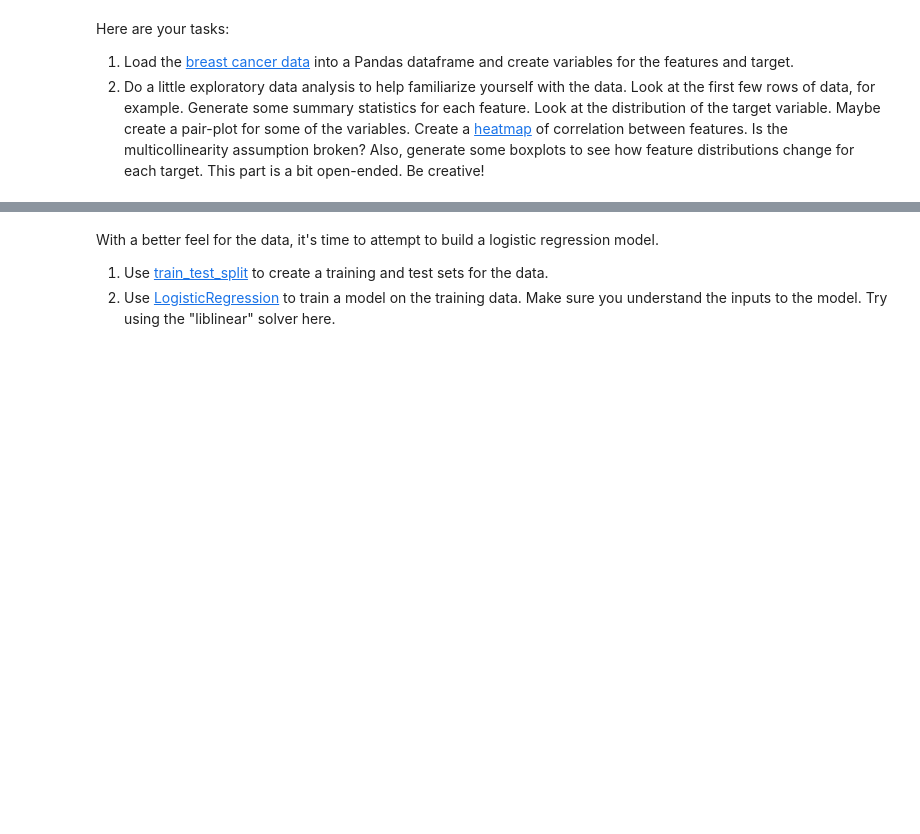
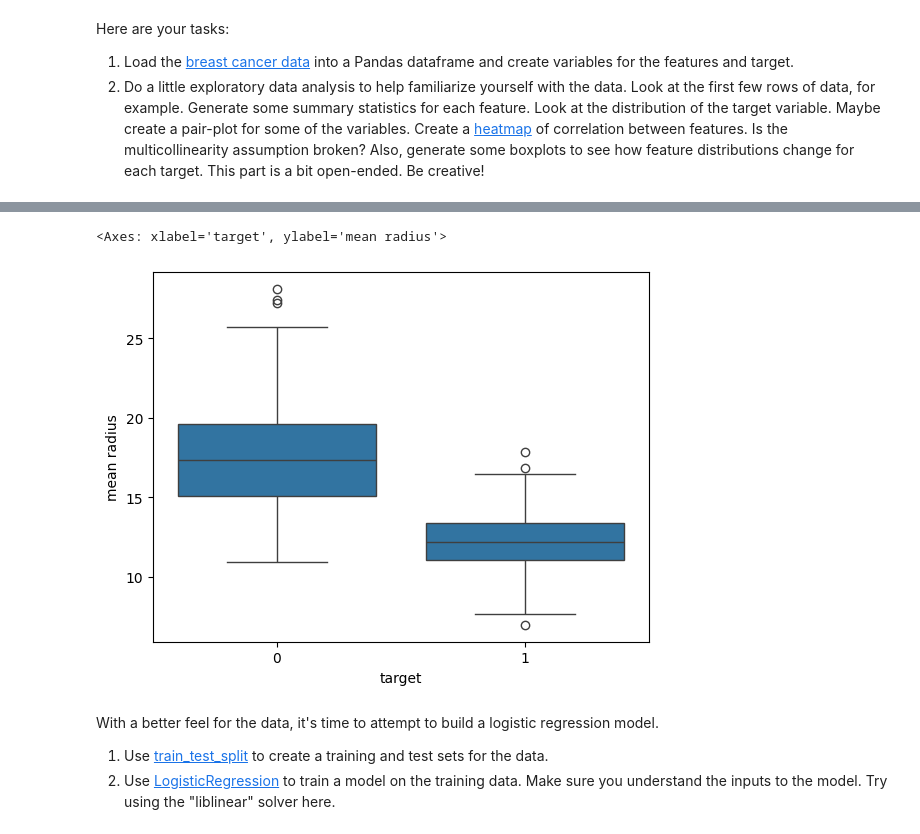
Before and after one commit to MBogushefsky/Student_MLE_MiniProject_Logistic_Regression, a Jupyter notebook: student_mle_miniproject_logistic_regression.ipynb, the cells around one changed output, grey strips where cells are left out. Cells and saved outputs as stored; diff of their text form; code cells hidden in the pictures; blank space fills up the shorter version.

```diff
--- a/student_mle_miniproject_logistic_regression.ipynb
+++ b/student_mle_miniproject_logistic_regression.ipynb
@@ -77,5 +113,10 @@ NameError: name 'load_breast_cancer' is not defined
 # %%
 # Create a boxplot for mean radius by target type
+df = pd.concat([X, y], axis=1)
+sns.boxplot(df, x='target', y='mean radius')
+# %% [output]
+<Axes: xlabel='target', ylabel='mean radius'>
+[figure, added]
 # %% [markdown]
 With a better feel for the data, it's time to attempt to build a logistic regression model.
 
```
Also changed, not shown: parts of 15 cells of this notebook.
